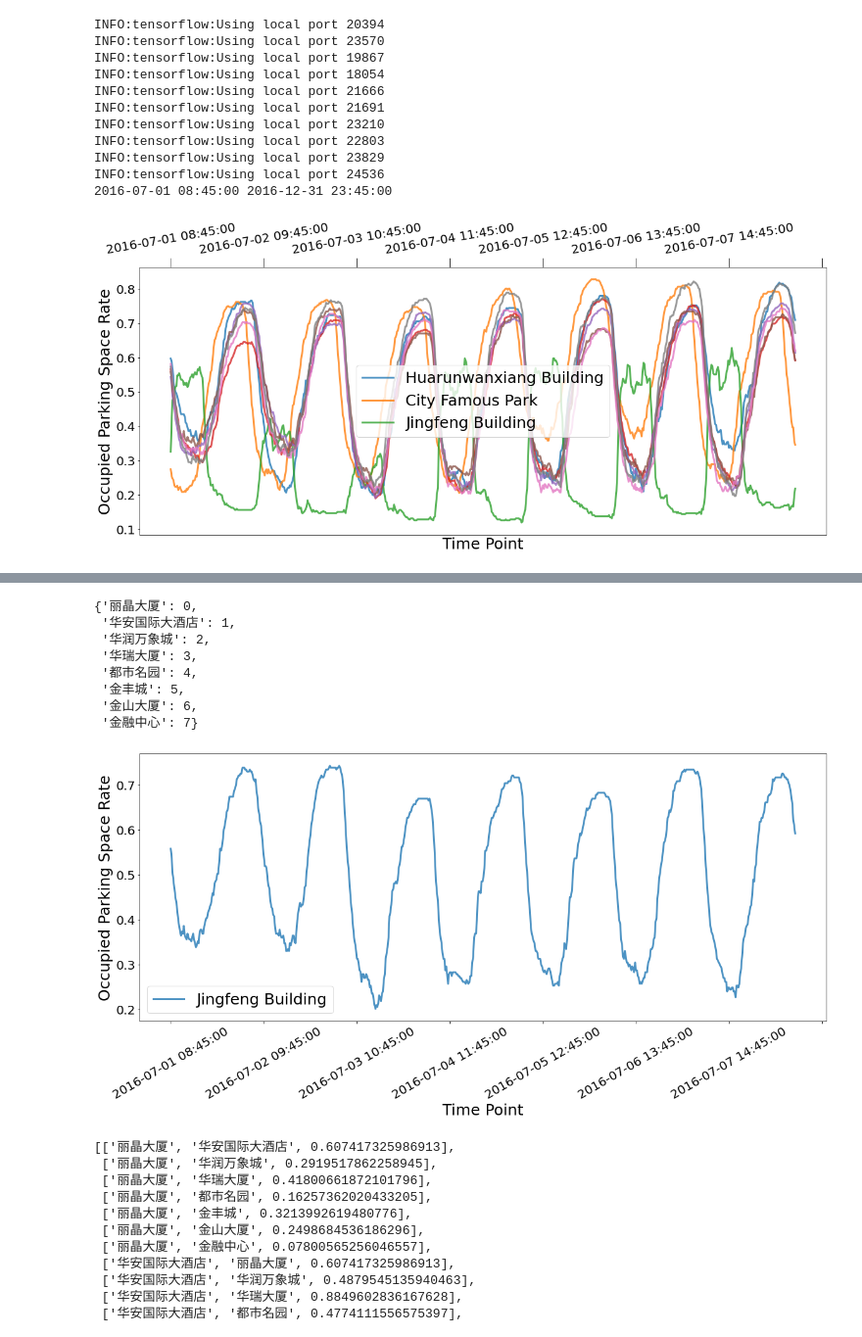
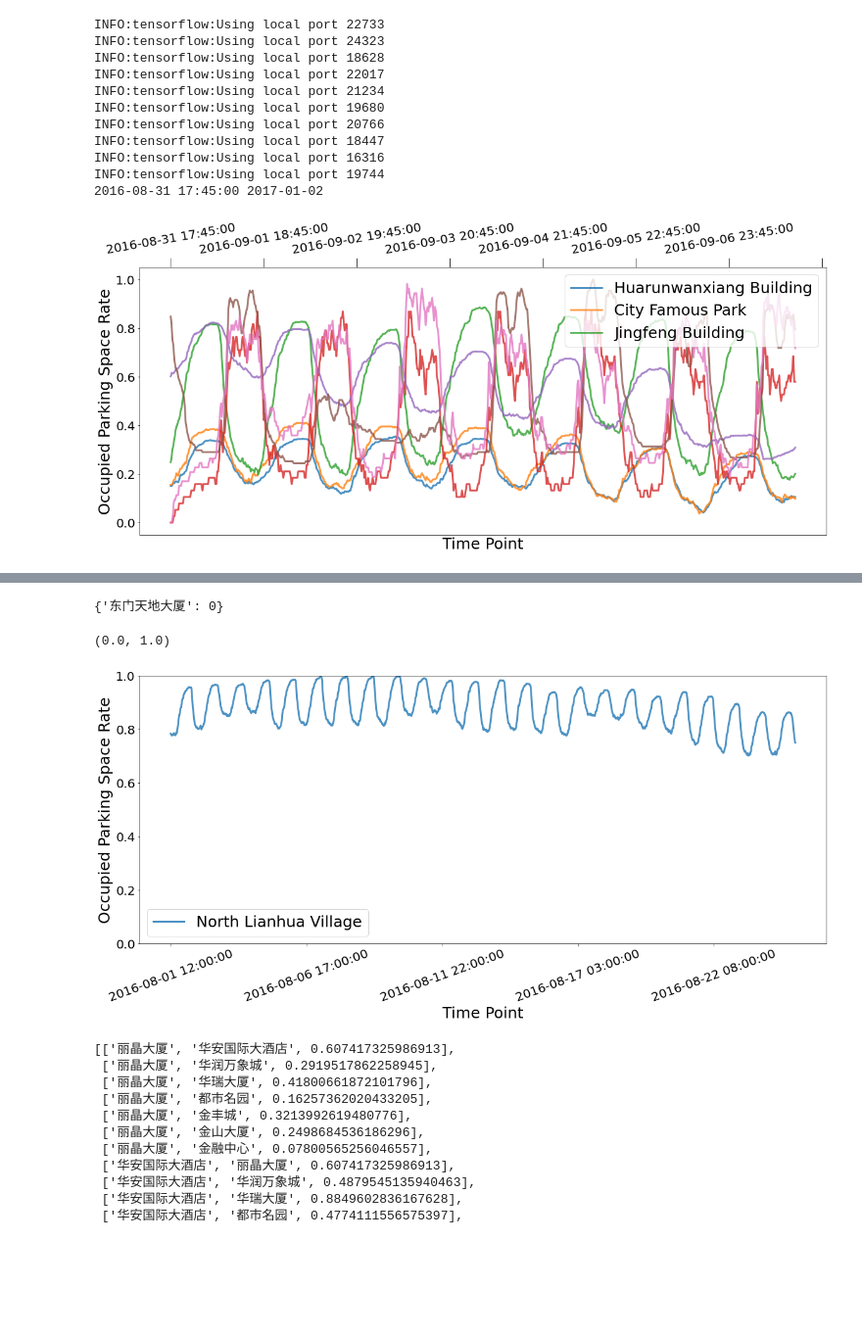
Before and after one commit to vaecole/SIAT-AUTOS-ITS, a Jupyter notebook: GCN-GRU-GAN/paper_graph.ipynb, the cells around one changed output, grey strips where cells are left out. Shown at 98% size. Cells and saved outputs as stored; diff of their text form; code cells hidden in the pictures; blank space fills up the shorter version.

```diff
--- a/GCN-GRU-GAN/paper_graph.ipynb
+++ b/GCN-GRU-GAN/paper_graph.ipynb
@@ -4,7 +4,7 @@ import matplotlib.pyplot as plt
 
 start='2016-01-02'
 end='2017-01-02'
-for site in ['都市名园']:
+for site in ['合作金融大厦']:
     seqs_normal, adj, node_f, nks, conns, target_map, area_seqs  = utils.init_data(site, start, end, graph_nodes_max_dis = 0.5)
     plt.rc('font', size=20)
     # plt.grid(True)
@@ -23,18 +23,18 @@ for site in ['都市名园']:
     # fig.savefig(save_path + "/compare_" + str(name) + ".png")
     # plt.close()
 # %% [output]
-INFO:tensorflow:Using local port 20394
-INFO:tensorflow:Using local port 23570
-INFO:tensorflow:Using local port 19867
-INFO:tensorflow:Using local port 18054
-INFO:tensorflow:Using local port 21666
-INFO:tensorflow:Using local port 21691
-INFO:tensorflow:Using local port 23210
-INFO:tensorflow:Using local port 22803
-INFO:tensorflow:Using local port 23829
-INFO:tensorflow:Using local port 24536
-2016-07-01 08:45:00 2016-12-31 23:45:00
+INFO:tensorflow:Using local port 22733
+INFO:tensorflow:Using local port 24323
+INFO:tensorflow:Using local port 18628
+INFO:tensorflow:Using local port 22017
+INFO:tensorflow:Using local port 21234
+INFO:tensorflow:Using local port 19680
+INFO:tensorflow:Using local port 20766
+INFO:tensorflow:Using local port 18447
+INFO:tensorflow:Using local port 16316
+INFO:tensorflow:Using local port 19744
+2016-08-31 17:45:00 2017-01-02
-[figure, old version]
+[figure, new version]
 # %%
 target_map
 # %% [output]
@@ -42,32 +42,30 @@ target_map
 # %%
 nks
 # %% [output]
-{'丽晶大厦': 0,
- '华安国际大酒店': 1,
- '华润万象城': 2,
- '华瑞大厦': 3,
- '都市名园': 4,
- '金丰城': 5,
- '金山大厦': 6,
- '金融中心': 7}
+{'东门天地大厦': 0}
 # %%
 plt.rc('font', size=20)
 # plt.grid(True)
 fig, axe = plt.subplots()
 fig.set_figheight(8)
 fig.set_figwidth(20)
-seqs_normal.take(range(96 * 7 * 0, 96 * 7 * 1))[2].plot(ax=axe, linewidth=3, alpha=0.8)
+#seqs_normal.take(range(96 * 7 * 0, 96 * 7 * 10))[0].plot(ax=axe, linewidth=3, alpha=0.8)
+seqs_normal.take(range(20400, 22700))[0].plot(ax=axe, linewidth=3, alpha=0.8)
+
 n = 2
 # ax.legend(['real' + str(w) for w in range(1, n)] + ['gen' + str(w) for w in range(1, n)])
-axe.legend(['Jingfeng Building'], fontsize=25) # 'Huarunwanxiang Building','City Famous Park','Jingfeng Building'
+axe.legend(['North Lianhua Village'], fontsize=25) # 'Huarunwanxiang Building','City Famous Park','Jingfeng Building'
 axe.set_ylabel('Occupied Parking Space Rate', fontsize=25)
 axe.set_xlabel('Time Point', fontsize=25)
-axe.xaxis.set_tick_params(rotation=30)
+axe.xaxis.set_tick_params(rotation=20)
+plt.ylim(ymin = 0)
+plt.ylim(ymax = 1)
 # axe.set_xticklabels(seqs_normal[0][::96], rotation=45)
 # fig.savefig(save_path + "/compare_" + str(name) + ".png")
 # plt.close()
 # %% [output]
+(0.0, 1.0)
-[figure, old version]
+[figure, new version]
 # %%
 conns
 # %% [output]
```
Also changed, not shown: parts of 2 cells of this notebook, 5 other files.
